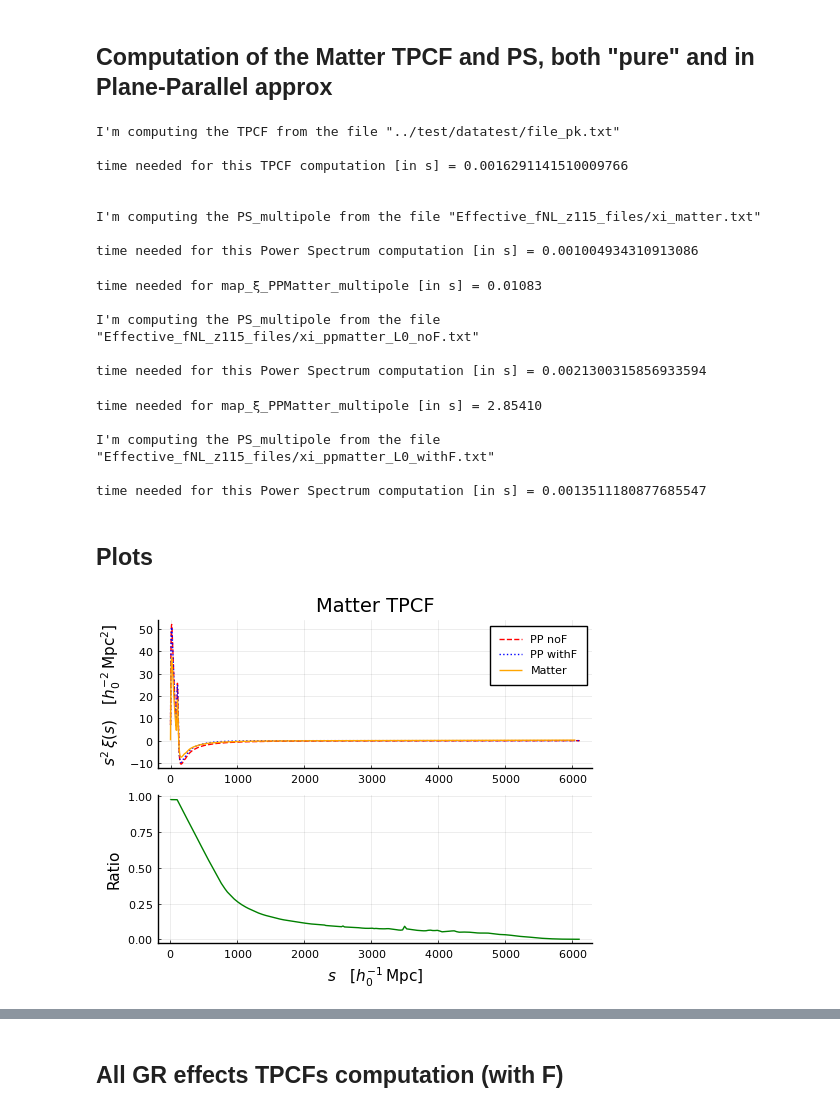
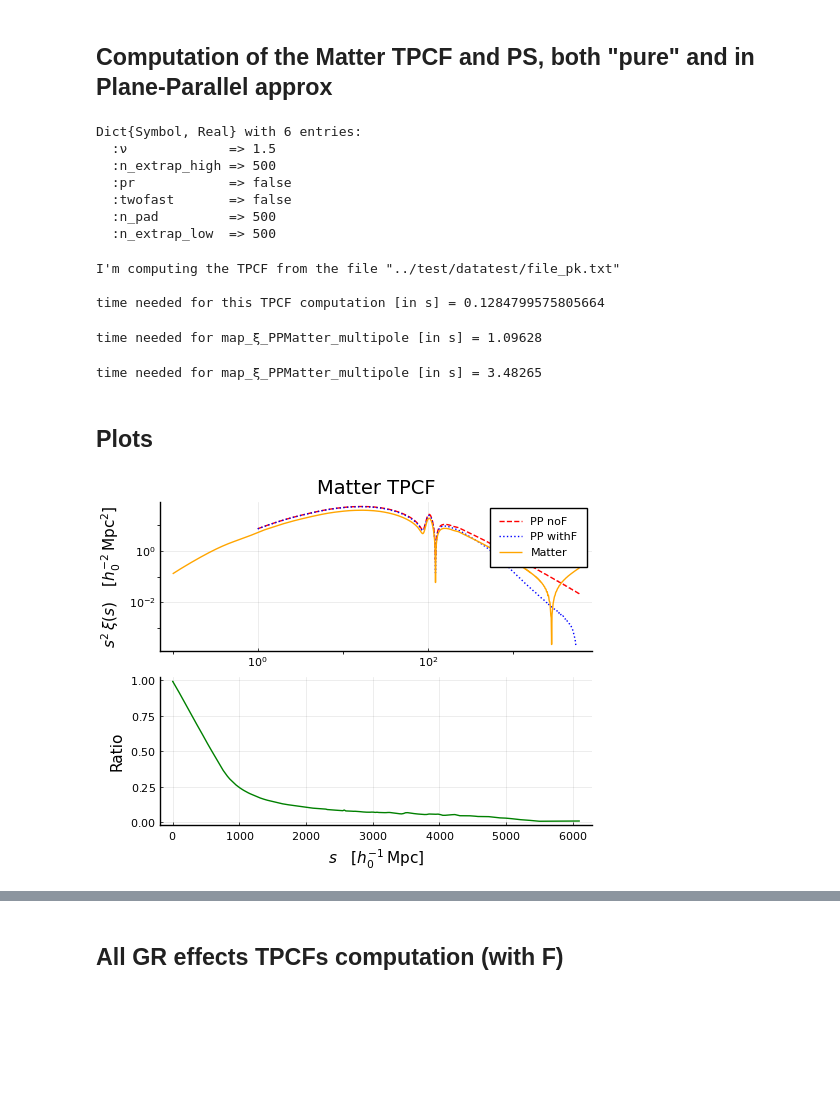
Before and after one commit to foglienimatteo/GaPSE.jl, a Jupyter notebook: ipynbs/Effective_fNL.ipynb, the cells around one changed output, grey strips where cells are left out. Drawn from its saved outputs; the diff is of its cells as text; code cells hidden in the pictures; blank space fills up the shorter version.

```diff
--- a/ipynbs/Effective_fNL.ipynb
+++ b/ipynbs/Effective_fNL.ipynb
@@ -208,6 +200,23 @@ out_xi_ppmatter_withF = DIR*"xi_ppmatter_L0_withF.txt";
 out_ps_matter = DIR*"ps_matter.txt";
 out_ps_ppmatter_noF = DIR*"ps_ppmatter_L0_noF.txt";
 out_ps_ppmatter_withF = DIR*"ps_ppmatter_L0_withF.txt";
+# %%
+twofast = false
+ps_kwargs = twofast ? Dict(:epl => true, :pr => false, :twofast => true,
+    :N_left => 12, :N_right => 12,
+    :p0_left => [-2.0, 1.0], :p0_right => [-2.0, 1.0],
+    :int_s_min => 1e-1, :int_s_max => 2*cosmo.s_max) :
+    Dict(:pr => false, :twofast => false,
+          :ν => 1.5, :n_extrap_low => 500,
+          :n_extrap_high => 500, :n_pad => 500)
+# %% [output]
+Dict{Symbol, Real} with 6 entries:
+  :ν             => 1.5
+  :n_extrap_high => 500
+  :pr            => false
+  :twofast       => false
+  :n_pad         => 500
+  :n_extrap_low  => 500
 # %%
 GaPSE.print_ξ_from_PS(in_file_ps, out_xi_matter;
     int_k_min = 1/(2*cosmo.s_max), int_k_max = 1e1,
@@ -215,16 +224,11 @@ GaPSE.print_ξ_from_PS(in_file_ps, out_xi_matter;
      s0 = nothing, right = nothing);
 
 GaPSE.print_PS_multipole(out_xi_matter, out_ps_matter;
-     L = 0, N = 1000, pr = true, int_s_min=1e-1, int_s_max=2*cosmo.s_max);
+     L = 0, ps_kwargs...);
 # %% [output]
 I'm computing the TPCF from the file "../test/datatest/file_pk.txt"
 
-time needed for this TPCF computation [in s] = 0.0016291141510009766
-
-
-I'm computing the PS_multipole from the file "Effective_fNL_z115_files/xi_matter.txt"
-
-time needed for this Power Spectrum computation [in s] = 0.001004934310913086
+time needed for this TPCF computation [in s] = 0.1284799575805664
 # %%
 GaPSE.print_map_ξ_PPMatter_multipole(cosmo,
     out_xi_ppmatter_noF, 10 .^ range(0,log10(2*cosmo.s_max),length=1000);
@@ -232,24 +236,16 @@ GaPSE.print_map_ξ_PPMatter_multipole(cosmo,
     N_μs = 200, μ_atol = 0.0, μ_rtol = 1e-2, trap = false);
 
 GaPSE.print_PS_multipole(out_xi_ppmatter_noF, out_ps_ppmatter_noF;
-     L = 0, N = 1000, pr = true, int_s_min=1e-1, int_s_max=2*cosmo.s_max);
+     L = 0,  ps_kwargs...);
 # %% [output]
-time needed for map_ξ_PPMatter_multipole [in s] = 0.01083
-
-I'm computing the PS_multipole from the file "Effective_fNL_z115_files/xi_ppmatter_L0_noF.txt"
-
-time needed for this Power Spectrum computation [in s] = 0.0021300315856933594
+time needed for map_ξ_PPMatter_multipole [in s] = 1.09628
 # %%
 GaPSE.print_map_ξ_PPMatter_multipole(cosmo,
-    out_xi_ppmatter_withF, 10 .^ range(0,log10(2*cosmo.s_max),length=1000);
+    out_xi_ppmatter_withF, 10 .^ range(0,log10(1.8*cosmo.s_max),length=1000);
     L = 0, use_windows = true, pr = true, enhancer = 1e6,
     N_μs = 200, μ_atol = 0.0, μ_rtol = 1e-2, trap = false);
 
 GaPSE.print_PS_multipole(out_xi_ppmatter_withF, out_ps_ppmatter_withF;
-     L = 0, N = 1000, pr = true, int_s_min=1e-1, int_s_max=2*cosmo.s_max);
+     L = 0, ps_kwargs...);
 # %% [output]
-time needed for map_ξ_PPMatter_multipole [in s] = 2.85410
-
-I'm computing the PS_multipole from the file "Effective_fNL_z115_files/xi_ppmatter_L0_withF.txt"
-
-time needed for this Power Spectrum computation [in s] = 0.0013511180877685547
+time needed for map_ξ_PPMatter_multipole [in s] = 3.48265
@@ -256,50 +260,50 @@ time needed for this Power Spectrum computation [in s] = 0.0013511180877685547
 # %%
-ss_matter, xis_matter = readxy(out_xi_matter);
-ss_ppm_noF, xis_ppm_noF = readxy(out_xi_ppmatter_noF);
-ss_ppm_withF, xis_ppm_withF = readxy(out_xi_ppmatter_withF);
+ss_matter, xis_matter = GaPSE.readxy(out_xi_matter);
+ss_ppm_noF, xis_ppm_noF = GaPSE.readxy(out_xi_ppmatter_noF);
+ss_ppm_withF, xis_ppm_withF = GaPSE.readxy(out_xi_ppmatter_withF);
 
-ks_matter, pks_matter = readxy(out_ps_matter);
-ks_ppm_noF, pks_ppm_noF = readxy(out_ps_ppmatter_noF);
-ks_ppm_withF, pks_ppm_withF = readxy(out_ps_ppmatter_withF);
+ks_matter, pks_matter = GaPSE.readxy(out_ps_matter);
+ks_ppm_noF, pks_ppm_noF = GaPSE.readxy(out_ps_ppmatter_noF);
+ks_ppm_withF, pks_ppm_withF = GaPSE.readxy(out_ps_ppmatter_withF);
 # %% [markdown]
 ## Plots
 # %%
 xs_1 = ss_ppm_noF
 ys_1 = xis_ppm_noF .* xs_1 .^2
 
-xs_2 = ss_ppm_withF
-ys_2 = xis_ppm_withF .* xs_2 .^2
+xs_2 = ss_ppm_withF[xis_ppm_withF .≠ 0]
+ys_2 = xis_ppm_withF[xis_ppm_withF .≠ 0] .* xs_2 .^2
 spline = Spline1D(xs_2, ys_2)
 
 xs_3 = ss_matter
 ys_3 = xis_matter .* xs_3 .^2
 
 S_VLIM = 8
 S_VLIM_F = @sprintf("%.2f", S_VLIM)
 
-p1 = plot([xs_1, xs_2], [ys_1, ys_2],
-    #xaxis=:log, yaxis=:log,
+p1 = plot([xs_1, xs_2], [abs.(ys_1), abs.(ys_2)],
+    xaxis=:log, yaxis=:log,
     lc=[:red :blue],
     title = "Matter TPCF",
     label=["PP noF" "PP withF"], ls=[:dash :dot],
     ylabel = L"s^2 \, \xi(s) \quad [h_0^{-2} \,\mathrm{Mpc}^{2}]",
     legend=:topright)
-plot!(p1, xs_3, ys_3, label = "Matter", ls=:solid, lc =:orange)
+plot!(p1, xs_3, abs.(ys_3), label = "Matter", ls=:solid, lc =:orange)
 #vline!(p1, [S_VLIM], label="$S_VLIM_F Mpc/h_0", lc=:black, lw=0.5, ls=:dash)
 
 p2 = plot(xs_1, spline.(xs_1) ./ ys_1,
     ylabel="Ratio", lc=:green,
     #xaxis=:log,
     #ylim=(0.97,1.03),
     legend=false,
     xlabel=L"$s \quad [h_0^{-1} \,\mathrm{Mpc}]$")
 #vline!(p2, [S_VLIM], label="$S_VLIM_F Mpc/h_0", lc=:black, lw=0.5, ls=:dash)
 
 P = plot(p1, p2, size=(500, 400), layout= @layout [ x ; z ] )
 #savefig(P, "PS_AutoDoppler_L0.pdf")
 #display(P)
 # %% [output]
-[figure, old version]
+[figure, new version]
 # %%
 xs_1 = ks_ppm_noF
 ys_1 = abs.(pks_ppm_noF)
```
Also changed, not shown: parts of 45 cells of this notebook, 5 other files.
